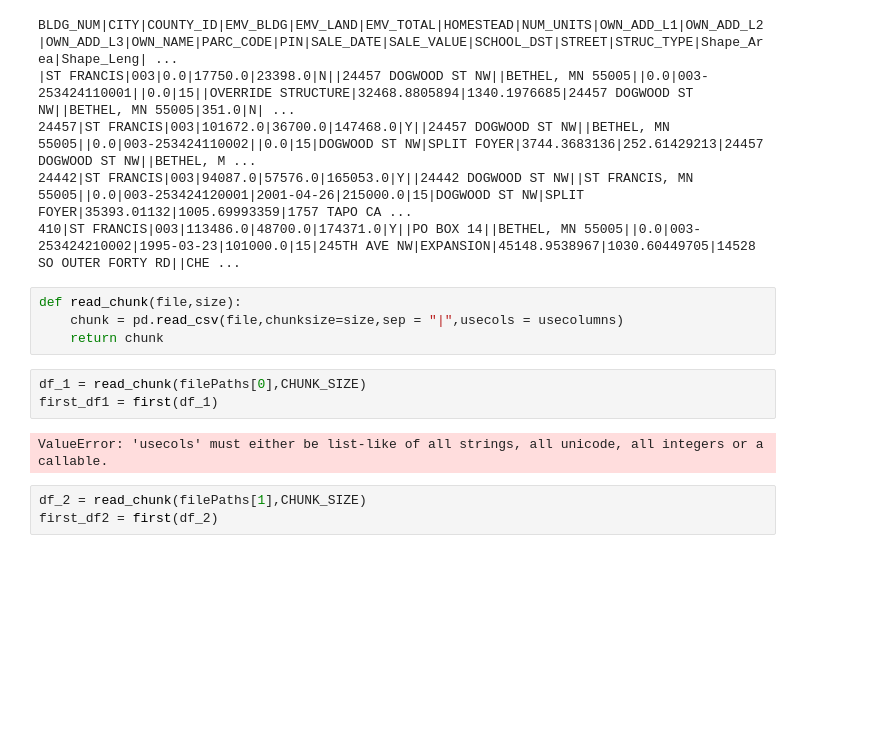
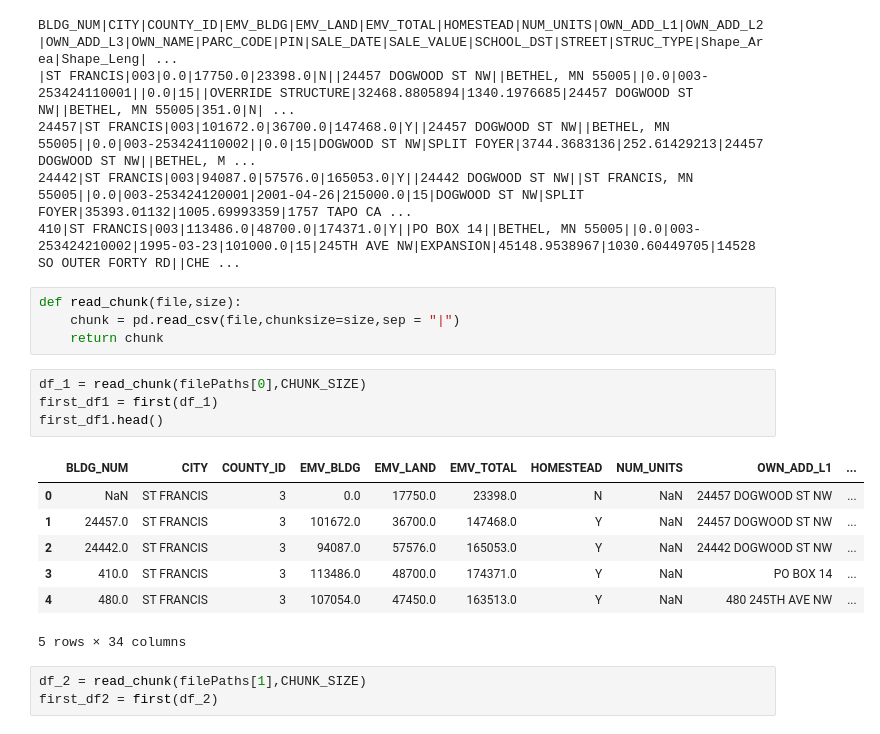
Before and after one commit to KapilKhanal/DSCI430, a Jupyter notebook: Project1_kapil_submission.ipynb, the cells around one changed output. Cells and saved outputs as stored; diff of their text form; blank space fills up the shorter version.

```diff
--- a/Project1_kapil_submission.ipynb
+++ b/Project1_kapil_submission.ipynb
@@ -37,13 +37,20 @@ BLDG_NUM|CITY|COUNTY_ID|EMV_BLDG|EMV_LAND|EMV_TOTAL|HOMESTEAD|NUM_UNITS|OWN_ADD_
 410|ST FRANCIS|003|113486.0|48700.0|174371.0|Y||PO BOX 14||BETHEL, MN 55005||0.0|003-253424210002|1995-03-23|101000.0|15|245TH AVE NW|EXPANSION|45148.9538967|1030.60449705|14528 SO OUTER FORTY RD||CHE ...
 # %%
 def read_chunk(file,size):
-    chunk = pd.read_csv(file,chunksize=size,sep = "|",usecols = usecolumns)
+    chunk = pd.read_csv(file,chunksize=size,sep = "|")
     return chunk
 # %%
 df_1 = read_chunk(filePaths[0],CHUNK_SIZE)
 first_df1 = first(df_1)
+first_df1.head()
 # %% [output]
+|  | BLDG_NUM | CITY | COUNTY_ID | EMV_BLDG | EMV_LAND | EMV_TOTAL | HOMESTEAD | NUM_UNITS | OWN_ADD_L1 | ... |
+| 0 | NaN | ST FRANCIS | 3 | 0.0 | 17750.0 | 23398.0 | N | NaN | 24457 DOGWOOD ST NW | ... |
+| 1 | 24457.0 | ST FRANCIS | 3 | 101672.0 | 36700.0 | 147468.0 | Y | NaN | 24457 DOGWOOD ST NW | ... |
+| 2 | 24442.0 | ST FRANCIS | 3 | 94087.0 | 57576.0 | 165053.0 | Y | NaN | 24442 DOGWOOD ST NW | ... |
+| 3 | 410.0 | ST FRANCIS | 3 | 113486.0 | 48700.0 | 174371.0 | Y | NaN | PO BOX 14 | ... |
+| 4 | 480.0 | ST FRANCIS | 3 | 107054.0 | 47450.0 | 163513.0 | Y | NaN | 480 245TH AVE NW | ... |
-ValueError: 'usecols' must either be list-like of all strings, all unicode, all integers or a callable.
+5 rows × 34 columns
 # %%
 df_2 = read_chunk(filePaths[1],CHUNK_SIZE)
 first_df2 = first(df_2)
```
Also changed, not shown: 16 other files.
